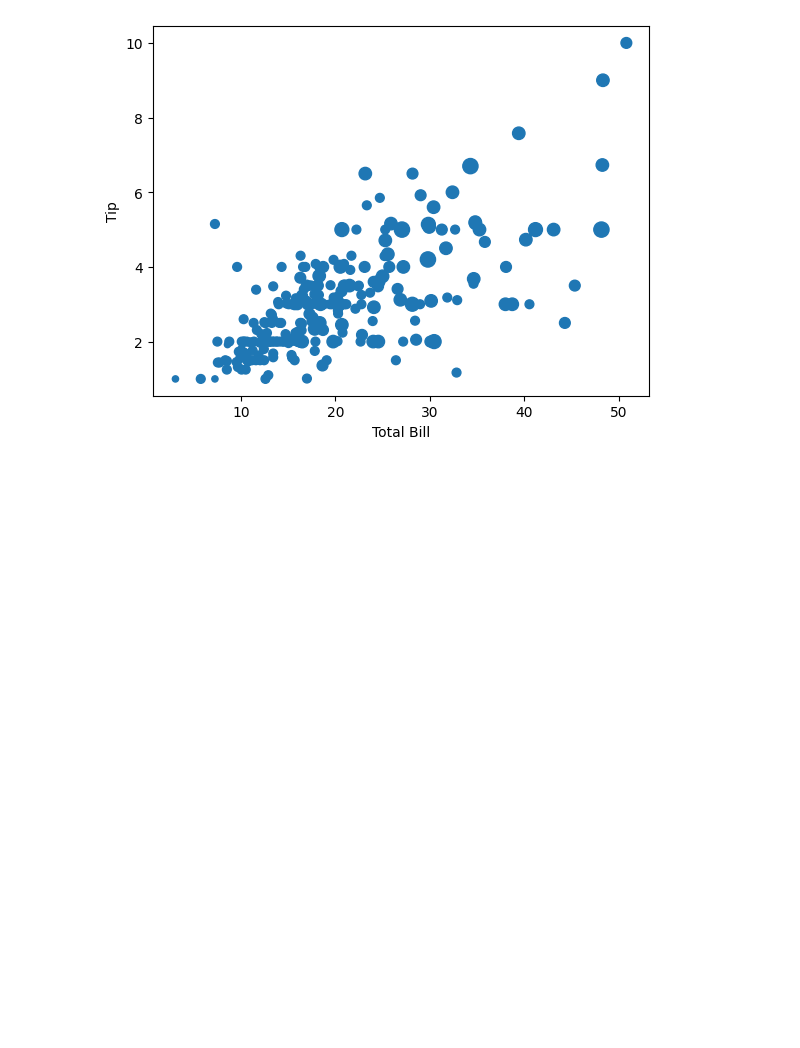
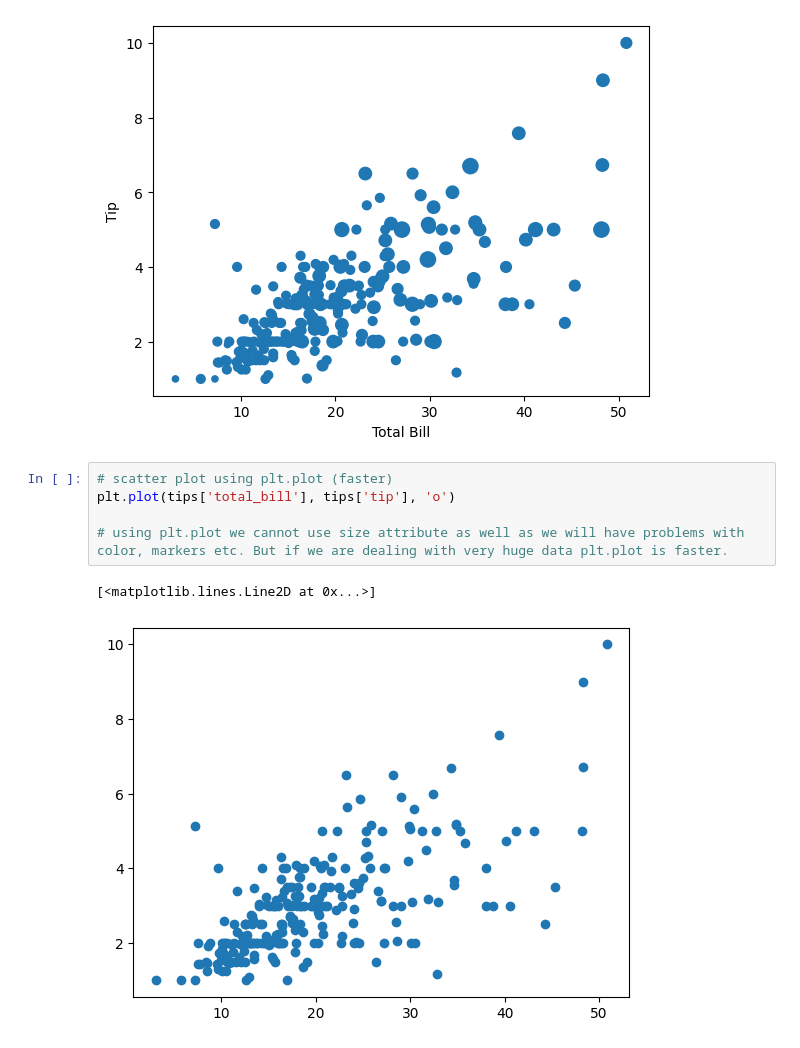
Before and after one commit to Muhammad-Waleed-Source/Matplotlib, a Jupyter notebook: Matplotlib_1.ipynb, the cells around one changed output. Saved outputs shown, nothing was run; the diff lists cells and outputs as text; blank space fills up the shorter version.

Commit message:
Scatter plot using plt.plot

```diff
--- a/Matplotlib_1.ipynb
+++ b/Matplotlib_1.ipynb
@@ -371,3 +372,11 @@ plt.ylabel('Tip')
 # %% [output]
 Text(0, 0.5, 'Tip')
 [figure]
+# %%
+# scatter plot using plt.plot (faster)
+plt.plot(tips['total_bill'], tips['tip'], 'o')
+
+# using plt.plot we cannot use size attribute as well as we will have problems with color, markers etc. But if we are dealing with very huge data plt.plot is faster.
+# %% [output]
+[<matplotlib.lines.Line2D at 0x...>]
+[figure, added]
```
Also changed, not shown: parts of 1 cell of this notebook.
